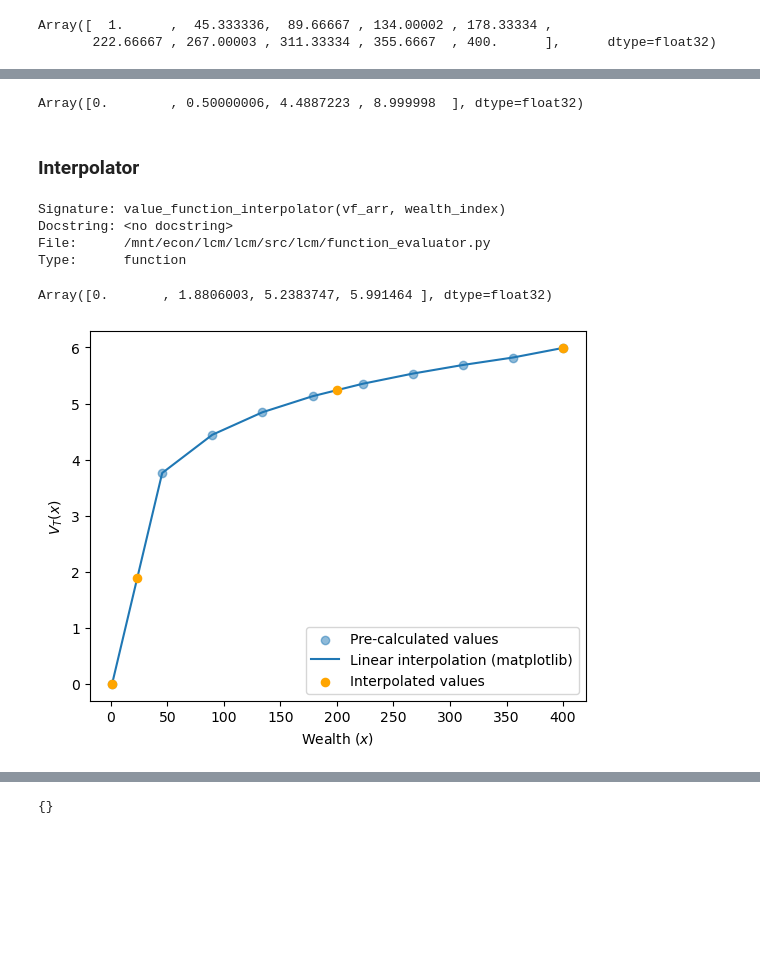
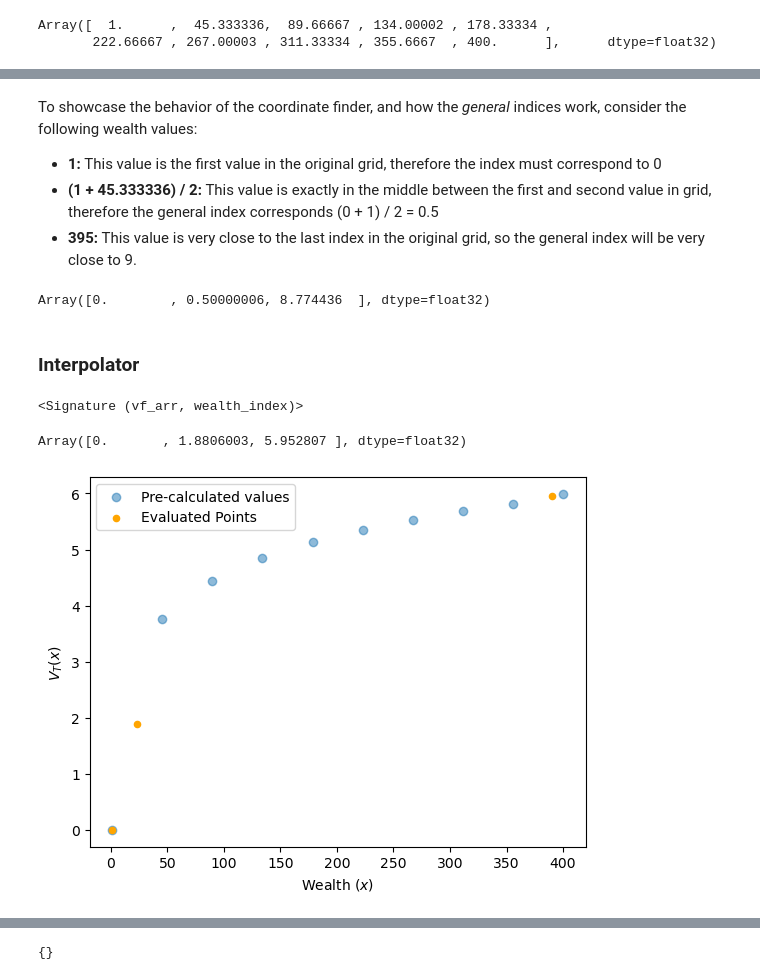
Before and after one commit to OpenSourceEconomics/lcm, a Jupyter notebook: explanations/function_evaluator.ipynb, the cells around one changed output, grey strips where cells are left out. Drawn from its saved outputs; the diff is of its cells as text; code cells hidden in the pictures; blank space fills up the shorter version.

Commit message:
Add requested changes to function evaluator notebook

```diff
--- a/explanations/function_evaluator.ipynb
+++ b/explanations/function_evaluator.ipynb
@@ -361,9 +374,19 @@ Type:      function
+# %% [markdown]
+To showcase the behavior of the coordinate finder, and how the *general* indices work,
+consider the following wealth values:
+
+- **1:** This value is the first value in the original grid, therefore the index must
+  correspond to 0
+- **(1 + 45.333336) / 2:** This value is exactly in the middle between the first and second
+  value in grid, therefore the general index corresponds (0 + 1) / 2 = 0.5
+- **395:** This value is very close to the last index in the original grid, so the general
+  index will be very close to 9.
 # %%
-wealth_values = jnp.array([1, (1 + 45.333336) / 2, 200, 399.9999])
+wealth_values = jnp.array([1, (1 + 45.333336) / 2, 390])
 
 wealth_coordinate_finder(wealth=wealth_values)
 # %% [output]
-Array([0.        , 0.50000006, 4.4887223 , 8.999998  ], dtype=float32)
+Array([0.        , 0.50000006, 8.774436  ], dtype=float32)
 # %% [markdown]
 ### Interpolator
 # %%
@@ -374,12 +397,9 @@ value_function_interpolator = _get_interpolator(
     axis_names=["wealth_index"],
     map_coordinates_options=None,
 )
-value_function_interpolator?
+value_function_interpolator.__signature__
 # %% [output]
-Signature: value_function_interpolator(vf_arr, wealth_index)
-Docstring: <no docstring>
-File:      /mnt/econ/lcm/lcm/src/lcm/function_evaluator.py
-Type:      function
+<Signature (vf_arr, wealth_index)>
 # %%
 wealth_indices = wealth_coordinate_finder(wealth=wealth_values)
 
@@ -389,30 +409,22 @@ vf_interpolations = value_function_interpolator(
 )
 vf_interpolations
 # %% [output]
-Array([0.       , 1.8806003, 5.2383747, 5.991464 ], dtype=float32)
+Array([0.       , 1.8806003, 5.952807 ], dtype=float32)
 # %%
-import matplotlib.pyplot as plt
-
 plt.scatter(wealth_grid, vf_arr, alpha=0.5, zorder=-1, label="Pre-calculated values")
-plt.plot(
-    wealth_grid,
-    vf_arr,
-    zorder=-1,
-    label="Linear interpolation (matplotlib)",
-)
 plt.scatter(
     wealth_values,
     vf_interpolations,
     color="orange",
-    s=35,
-    label="Interpolated values",
+    s=20,
+    label="Evaluated Points",
 )
 plt.xlabel("Wealth ($x$)")
 plt.ylabel("$V_T(x)$")
 plt.legend()
 plt.show()
 # %% [output]
-[figure, old version]
+[figure, new version]
 # %% [markdown]
 ## Re-implementation of the function evaluator given the example model
 
```
Also changed, not shown: parts of 31 cells of this notebook.
